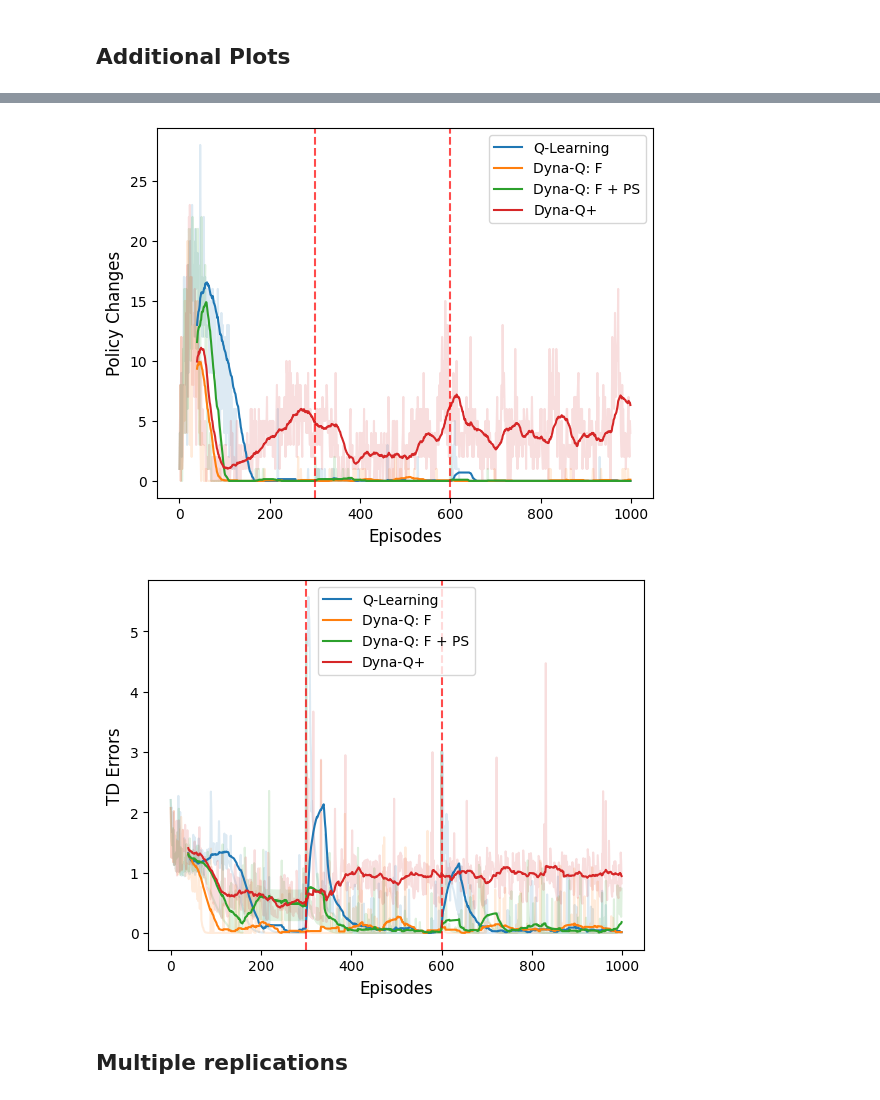
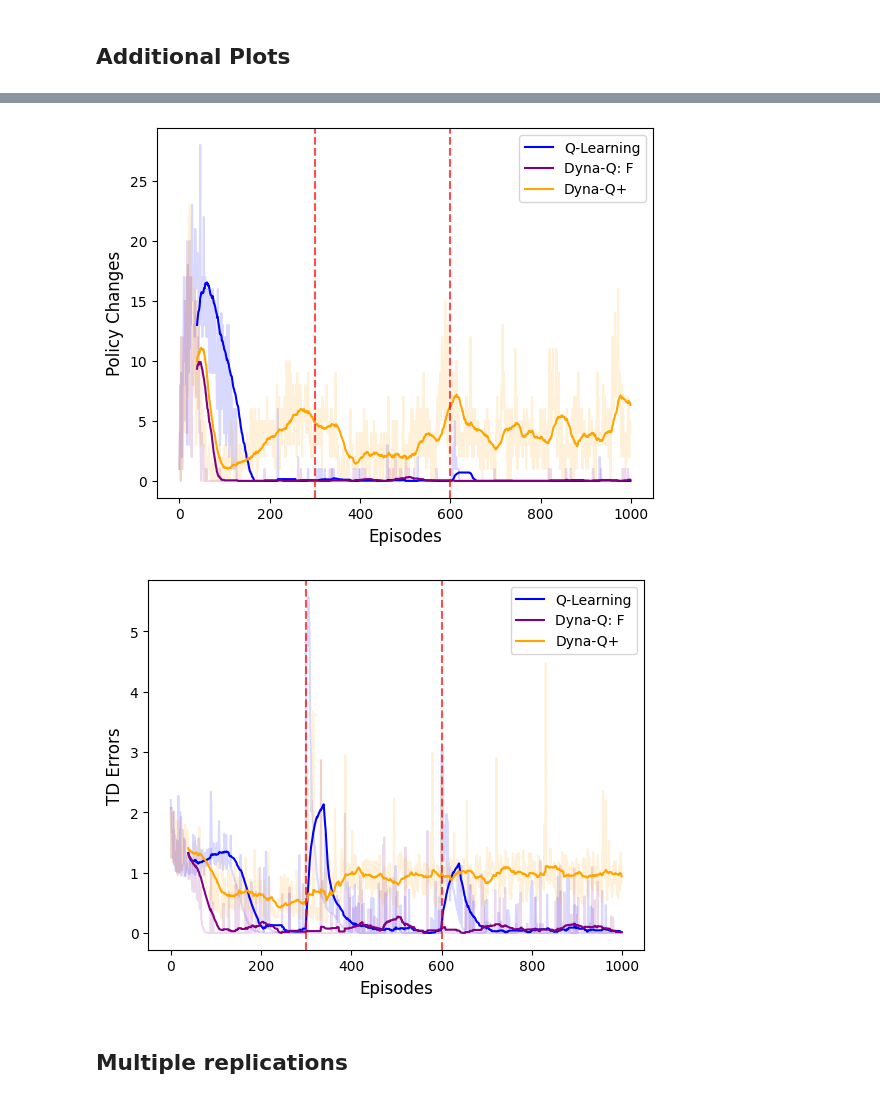
Before and after one commit to CassandraDurr/reinforcement-learning-adaptive, a Jupyter notebook: experiments.ipynb, the cells around one changed output, grey strips where cells are left out. Saved outputs shown, nothing was run; the diff lists cells and outputs as text; code cells hidden in the pictures.

Commit message:
Remove prioritised sweeping from the results

```diff
--- a/experiments.ipynb
+++ b/experiments.ipynb
@@ -359,13 +359,13 @@ plot_density(data=data, xlabel="Episodic Rewards")
 data = {
     "Q-Learning": simulator,
     "Dyna-Q: F": sim_dyna,
-    "Dyna-Q: F + PS": sim_dyna_sweep,
+    # "Dyna-Q: F + PS": sim_dyna_sweep,
     "Dyna-Q+": sim_dyna_plus,
 }
 save = True
 algorithms = list(data.keys())
 # %%
-colors = plt.cm.tab10(range(len(data)))  # Generate a color palette
+colors = ["blue", "purple", "orange"]
 algo_colours = {}
 for itm, algo in enumerate(algorithms):
     algo_colours[algo] = colors[itm]
@@ -440,5 +440,5 @@ plt.show()
-[figure, old version]
+[figure, new version]
-[figure, old version]
+[figure, new version]
 # %% [markdown]
 ## Multiple replications
 # %%
```
Also changed, not shown: parts of 4 cells of this notebook, 3 other files.
